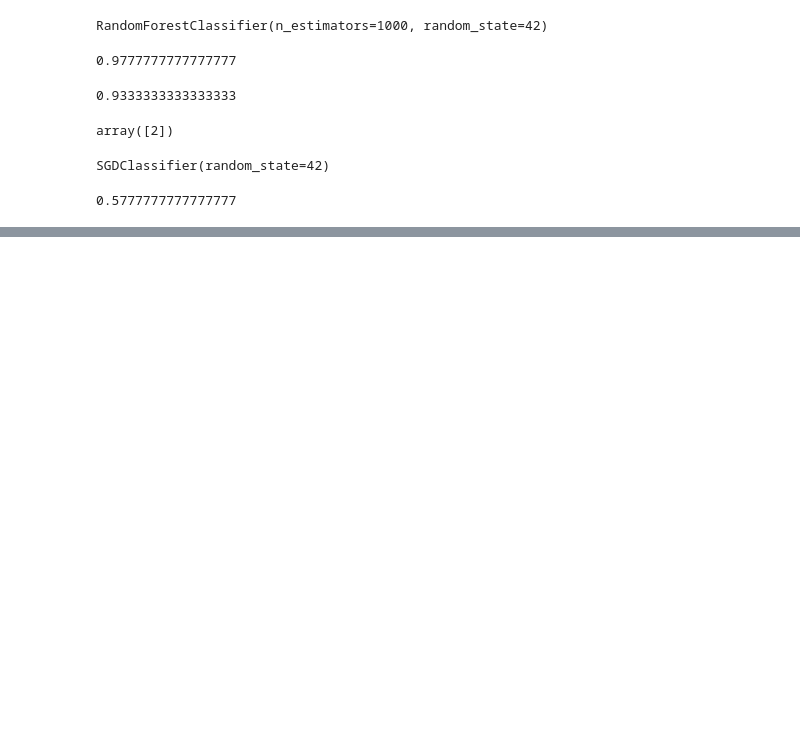
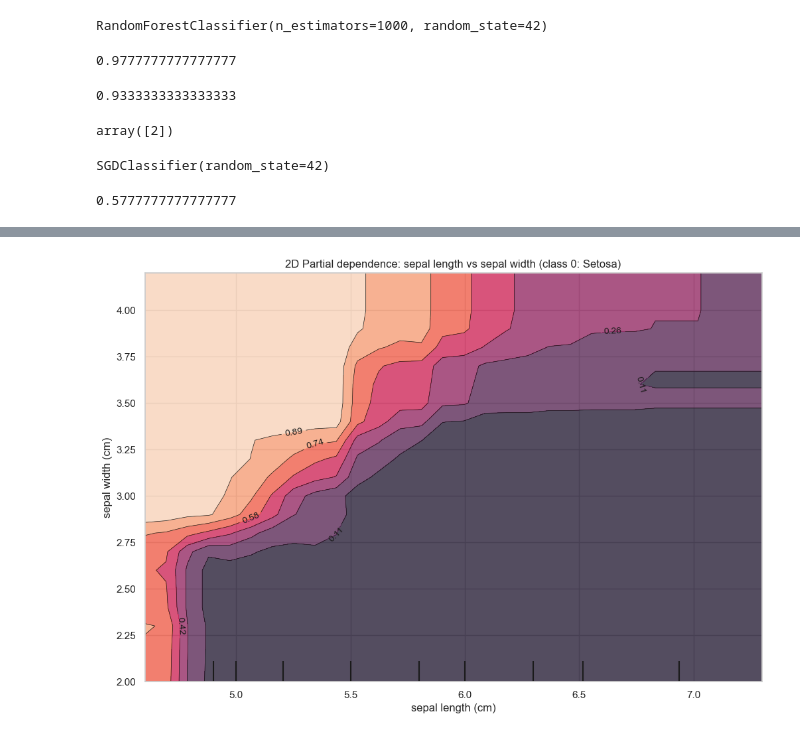
Before and after one commit to chritof/Maskinl-re-notebook, a Jupyter notebook: modul1/Gjennomgang.ipynb, the cells around one changed output, grey strips where cells are left out. Cells and saved outputs as stored; diff of their text form; code cells hidden in the pictures; blank space fills up the shorter version.

```diff
--- a/modul1/Gjennomgang.ipynb
+++ b/modul1/Gjennomgang.ipynb
@@ -170,0 +324,16 @@ accuracy_score(y_test, y_pred)
+# %%
+fig, ax = plt.subplots(figsize=(12, 8))
+PartialDependenceDisplay.from_estimator(
+    rf,
+    X_train,
+    [('sepal length (cm)', 'sepal width (cm)')],  # <-- tuple inni liste gir 2D-kart
+    kind='average',                               # 'average' holder for klassifikasjon
+    target=0,                                     # 0: Setosa, 1: Versicolor, 2: Virginica
+    grid_resolution=30,
+    subsample=50,
+    ax=ax
+)
+plt.title('2D Partial dependence: sepal length vs sepal width (class 0: Setosa)')
+plt.show()
+# %% [output]
+[figure, added]
```
Also changed, not shown: parts of 38 cells of this notebook.
